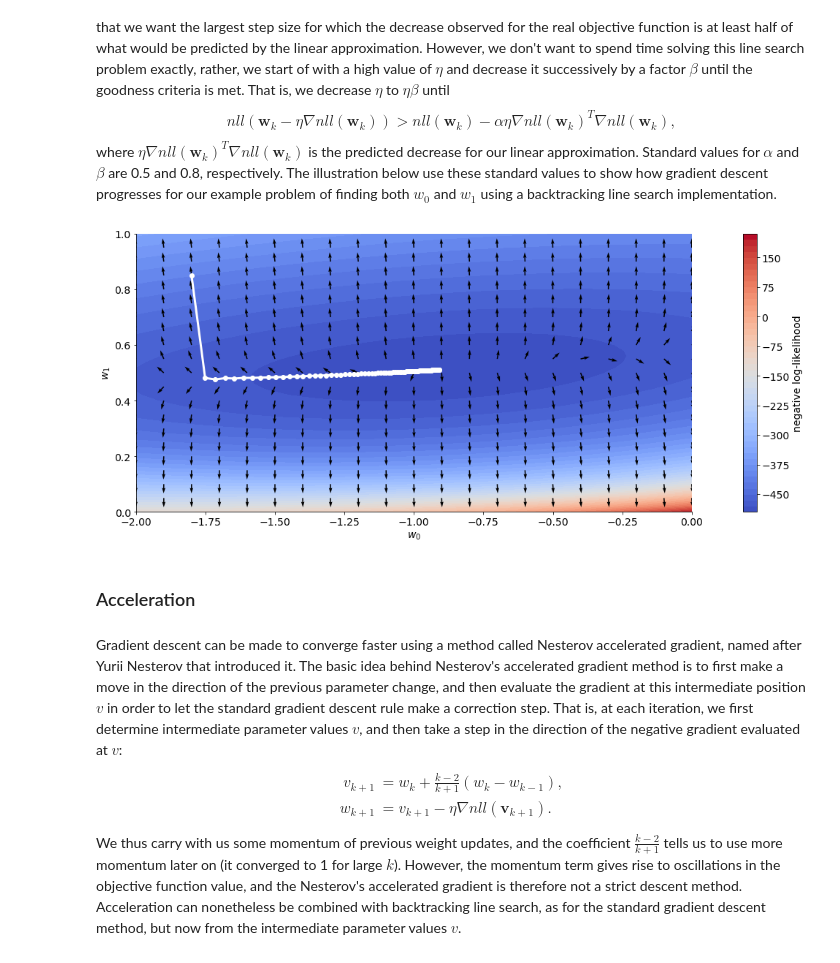
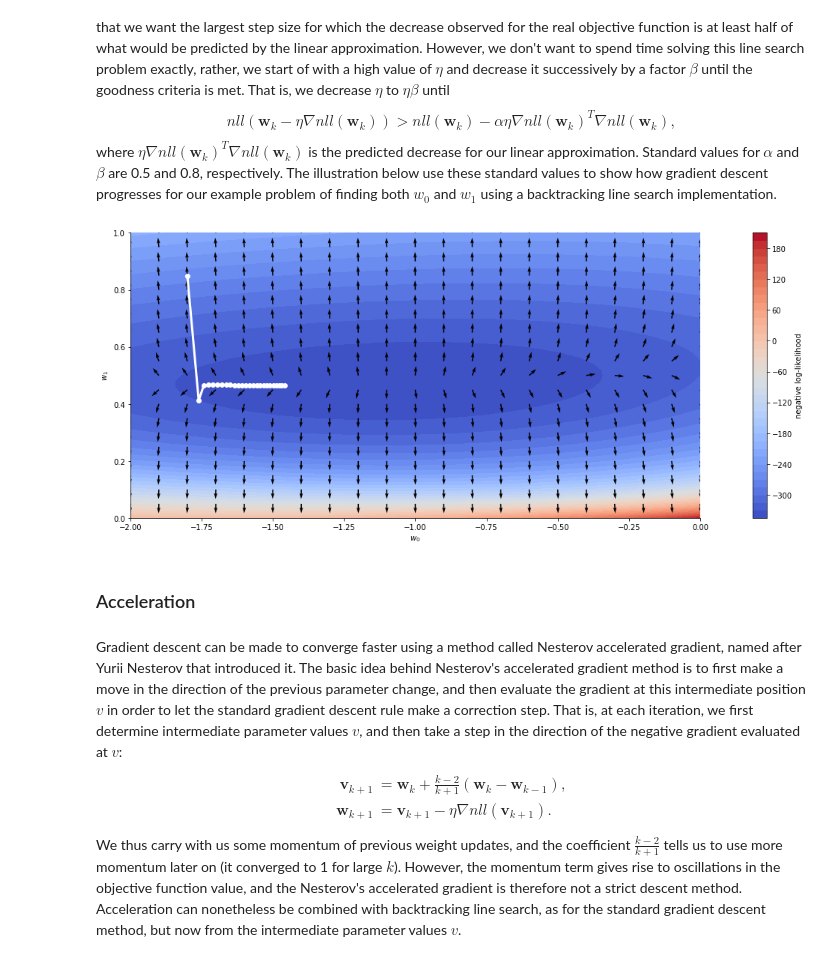
Before and after one commit to ala-laurila-lab/jupyter-notebooks, a Jupyter notebook: optimization/Part 1, basic ideas and gradient descent.ipynb, the cells around one changed output. Cells and saved outputs as stored; diff of their text form; code cells hidden in the pictures.

```diff
--- a/optimization/Part 1, basic ideas and gradient descent.ipynb
+++ b/optimization/Part 1, basic ideas and gradient descent.ipynb
@@ -109,19 +98,17 @@ Equipped with a function that quantifies the "goodness" of parameter choices, we
 w0Ex = np.array([wTrue[0]-4, wTrue[0], wTrue[0]+4])
 w0Vals = np.linspace(wTrue[0]-5, wTrue[0]+5, 101)
 
-# Log-likelihood function
-ll = []
-for w0 in w0Vals:
+# Log-likelihood function over the whole interval
+ll = np.empty_like(w0Vals)
+for i, w0 in enumerate(w0Vals):
     wTmp = np.array([w0, wTrue[1]])
-    ll.append(logLikFun(X, wTmp, y))
-ll = np.array(ll)
+    ll[i] = logLikFun(X, wTmp, y)
 
 # Log-likelihood values for our example parameters
-llEx = []
-for w0 in w0Ex:
+llEx = np.empty_like(w0Ex)
+for i, w0 in enumerate(w0Ex):
     wTmp = np.array([w0, wTrue[1]])
-    llEx.append(logLikFun(X, wTmp, y))
-llEx = np.array(llEx)
+    llEx[i] = logLikFun(X, wTmp, y)
 
 # Plotting
 grayColors = getGrayColors(3)
@@ -258,16 +257,17 @@ For sufficiently small $\eta$, this will guarantee that we backtrack along the g
 # %%
 # Gradient descent parameters
 eta = 2e-4
-nIterations = 100
+nIterations = 25
+wInit = np.array([-1.8, 0.85])
 wUpdates = np.zeros([nIterations, 2])
-wUpdates[0, :] = [-1.8, 0.85]
-nllVals1 = np.zeros(nIterations)
-nllVals1[0] = negLogLikFun(X, wUpdates[0, :], y)
+wUpdates[0, :] = wInit
+nllVals = np.zeros(nIterations)
+nllVals[0] = negLogLikFun(X, wUpdates[0, :], y)
 
 # Gradient descent loop
 for i in range(1, nIterations):
     wUpdates[i, :] = wUpdates[i-1, :] - eta*negLogLikDerFun(X, wUpdates[i-1, :], y)
-    nllVals1[i] = negLogLikFun(X, wUpdates[i, :], y)
+    nllVals[i] = negLogLikFun(X, wUpdates[i, :], y)
 
 # Plotting
 grayColors = getGrayColors(3)
@@ -329,53 +329,52 @@ where $\eta \nabla nll(\mathbf{w}_k)^T\nabla nll(\mathbf{w}_k)$ is the predicted
 eta = 0.1
 alpha = 0.5
 beta = 0.8
-nIterations = 100
 wUpdates = np.zeros([nIterations, 2])
-wUpdates[0, :] = [-1.8, 0.85]
-nllVals2 = np.zeros(nIterations)
-nllVals2[0] = negLogLikFun(X, wUpdates[0, :], y)
+wUpdates[0, :] = wInit
+nllVals = np.zeros(nIterations)
+nllVals[0] = negLogLikFun(X, wUpdates[0, :], y)
 
 # Gradient descent with backtracking
 for i in range(1, nIterations):
     wUpdates[i, :] = wUpdates[i-1, :]
     delta = negLogLikDerFun(X, wUpdates[i, :], y)
     tooLarge = True
     # Backtracking loop
     while tooLarge:
         wUpdates[i, :] -= eta*delta
         nllTmp = negLogLikFun(X, wUpdates[i, :], y)
-        if nllTmp > nllVals2[i-1] - alpha*eta*np.dot(delta, delta):
+        if nllTmp > nllVals[i-1] - alpha*eta*np.dot(delta, delta):
             wUpdates[i, :] += eta*delta
             eta *= beta
         else:
             tooLarge = False
-            nllVals2[i] = nllTmp
+            nllVals[i] = nllTmp
 
 # Plotting
 grayColors = getGrayColors(3)
 fig = plt.figure(figsize=(25, 7))
 ax = plt.subplot(1, 1, 1)
 ax.set_aspect('equal')
 # Negative log-likelihood
 contourHandle = ax.contourf(W0, W1, -llVals, 50, cmap=cm.coolwarm)
 # Gradient
 ax.quiver(W0q, W1q, W0derNorm, W1derNorm, angles='xy', scale_units='xy', scale=30, width=2e-3)
 # Gradient descent progress
 ax.plot(wUpdates[:, 0], wUpdates[:, 1], '-o', ms=6, color='white', lw=3)
 # Axes settings
 ax.set_xlabel('$w_0$')
 ax.set_ylabel('$w_1$');
 cBarHandle = plt.colorbar(contourHandle)
 cBarHandle.set_label('negative log-likelihood')
 # %% [output]
-[figure, old version]
+[figure, new version]
 # %% [markdown]
 ### Acceleration
 # %% [markdown]
 Gradient descent can be made to converge faster using a method called Nesterov accelerated gradient, named after Yurii Nesterov that introduced it. The basic idea behind Nesterov's accelerated gradient method is to first make a move in the direction of the previous parameter change, and then evaluate the gradient at this intermediate position $v$ in order to let the standard gradient descent rule make a correction step. That is, at each iteration, we first determine intermediate parameter values $v$, and then take a step in the direction of the negative gradient evaluated at $v$:
 \begin{align}
- v_{k+1} &= w_k + \frac{k-2}{k+1}(w_k - w_{k-1}), \\
- w_{k+1} &= v_{k+1} - \eta \nabla nll(\mathbf{v}_{k+1}).
+ \mathbf{v}_{k+1} &= \mathbf{w}_k + \frac{k-2}{k+1}(\mathbf{w}_k - \mathbf{w}_{k-1}), \\
+ \mathbf{w}_{k+1} &= \mathbf{v}_{k+1} - \eta \nabla nll(\mathbf{v}_{k+1}).
 \end{align}
 We thus carry with us some momentum of previous weight updates, and the coefficient $\frac{k-2}{k+1}$ tells us to use more momentum later on (it converged to 1 for large $k$). However, the momentum term gives rise to oscillations in the objective function value, and the Nesterov's accelerated gradient is therefore not a strict descent method. Acceleration can nonetheless be combined with backtracking line search, as for the standard gradient descent method, but now from the intermediate parameter values $v$.
 # %%
```
Also changed, not shown: parts of 18 cells of this notebook, 1 other file.
